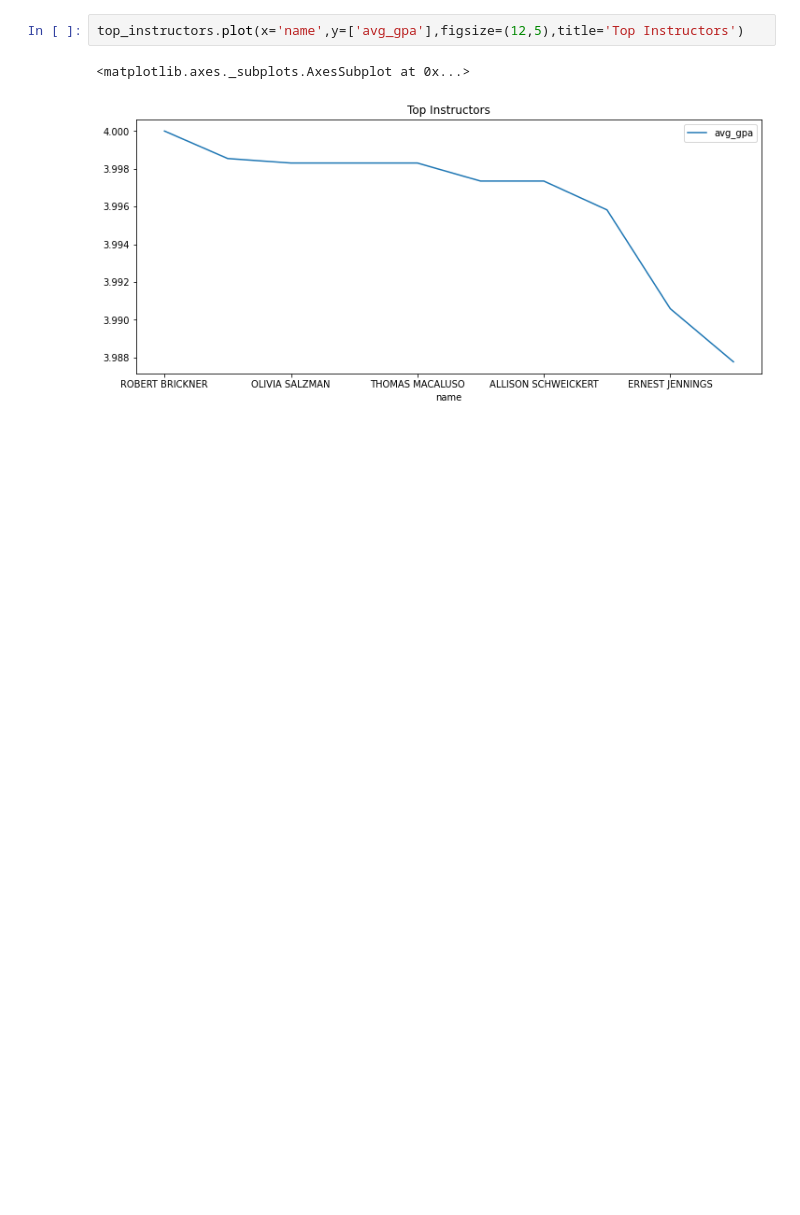
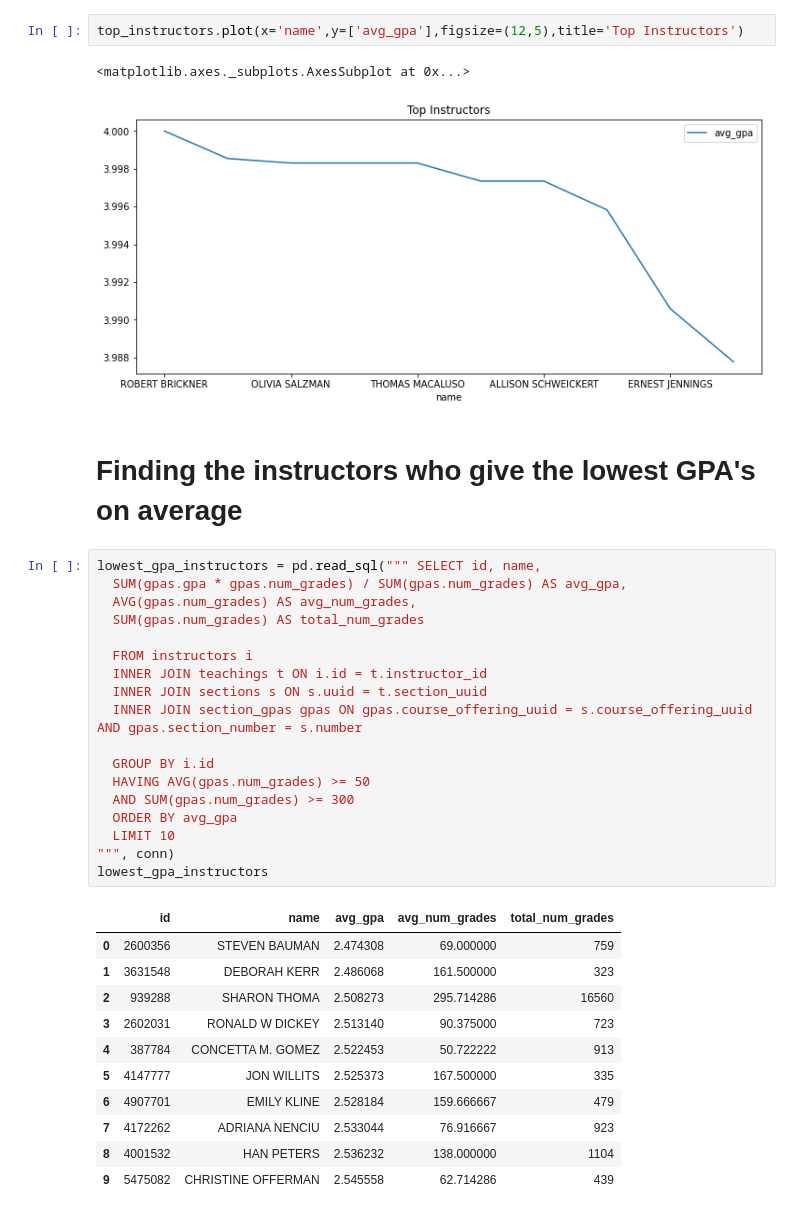
Before and after one commit to crypticrk/UW-Madsion-Dataset-Analysis, a Jupyter notebook: UW Madison Dataset Analyis.ipynb, the cells around one changed output. Saved outputs shown, nothing was run; the diff lists cells and outputs as text; blank space fills up the shorter version.

```diff
--- a/UW Madison Dataset Analyis.ipynb
+++ b/UW Madison Dataset Analyis.ipynb
@@ -825,3 +838,35 @@ top_instructors.plot(x='name',y=['avg_gpa'],figsize=(12,5),title='Top Instructor
 # %% [output]
 <matplotlib.axes._subplots.AxesSubplot at 0x...>
 [figure]
+# %% [markdown]
+# Finding the instructors who give the lowest GPA's on average
+# %%
+lowest_gpa_instructors = pd.read_sql(""" SELECT id, name,
+  SUM(gpas.gpa * gpas.num_grades) / SUM(gpas.num_grades) AS avg_gpa,
+  AVG(gpas.num_grades) AS avg_num_grades,
+  SUM(gpas.num_grades) AS total_num_grades
+
+  FROM instructors i
+  INNER JOIN teachings t ON i.id = t.instructor_id
+  INNER JOIN sections s ON s.uuid = t.section_uuid
+  INNER JOIN section_gpas gpas ON gpas.course_offering_uuid = s.course_offering_uuid AND gpas.section_number = s.number
+
+  GROUP BY i.id
+  HAVING AVG(gpas.num_grades) >= 50
+  AND SUM(gpas.num_grades) >= 300
+  ORDER BY avg_gpa
+  LIMIT 10
+""", conn)
+lowest_gpa_instructors
+# %% [output]
+|  | id | name | avg_gpa | avg_num_grades | total_num_grades |
+| 0 | 2600356 | STEVEN BAUMAN | 2.474308 | 69.000000 | 759 |
+| 1 | 3631548 | DEBORAH KERR | 2.486068 | 161.500000 | 323 |
+| 2 | 939288 | SHARON THOMA | 2.508273 | 295.714286 | 16560 |
+| 3 | 2602031 | RONALD W DICKEY | 2.513140 | 90.375000 | 723 |
+| 4 | 387784 | CONCETTA M. GOMEZ | 2.522453 | 50.722222 | 913 |
+| 5 | 4147777 | JON WILLITS | 2.525373 | 167.500000 | 335 |
+| 6 | 4907701 | EMILY KLINE | 2.528184 | 159.666667 | 479 |
+| 7 | 4172262 | ADRIANA NENCIU | 2.533044 | 76.916667 | 923 |
+| 8 | 4001532 | HAN PETERS | 2.536232 | 138.000000 | 1104 |
+| 9 | 5475082 | CHRISTINE OFFERMAN | 2.545558 | 62.714286 | 439 |
```
Also changed, not shown: parts of 2 cells of this notebook.
